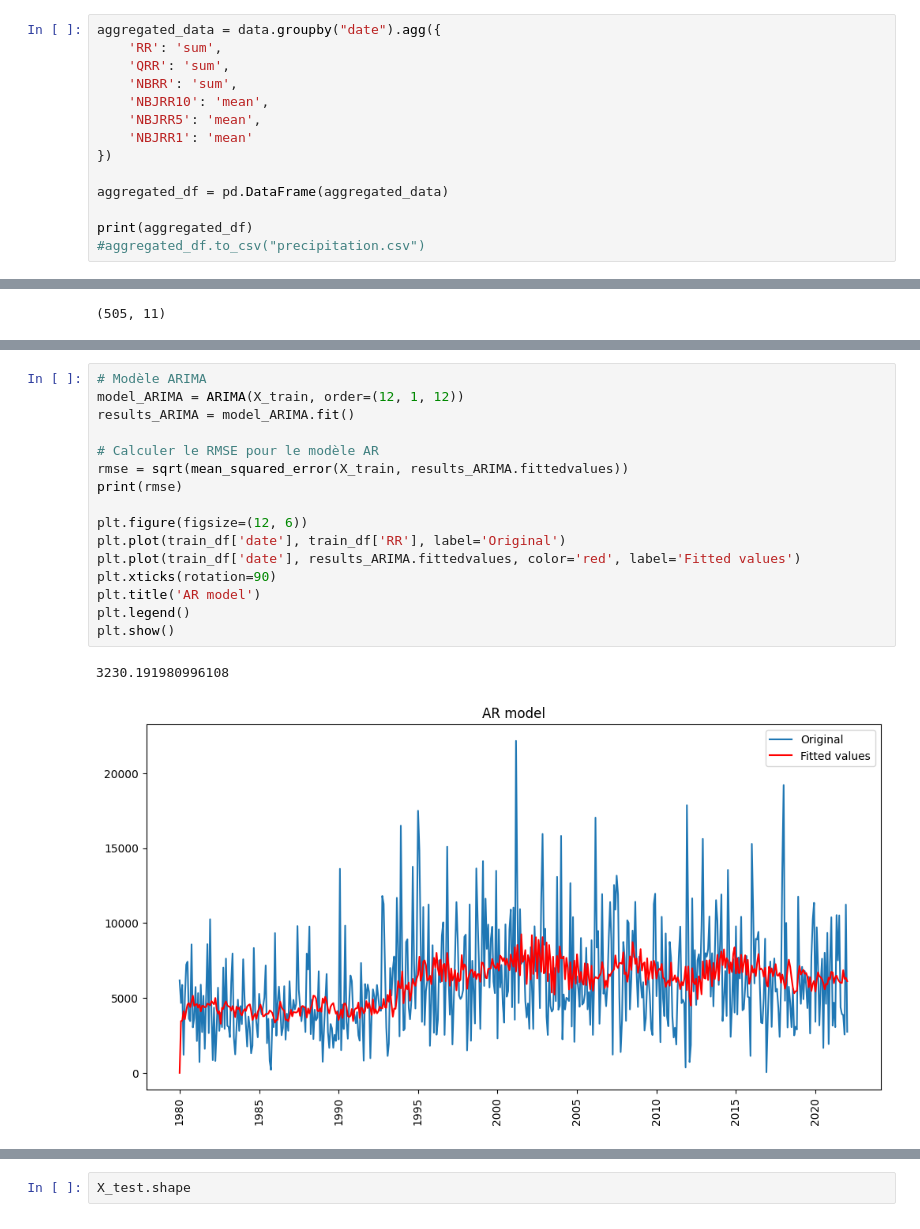
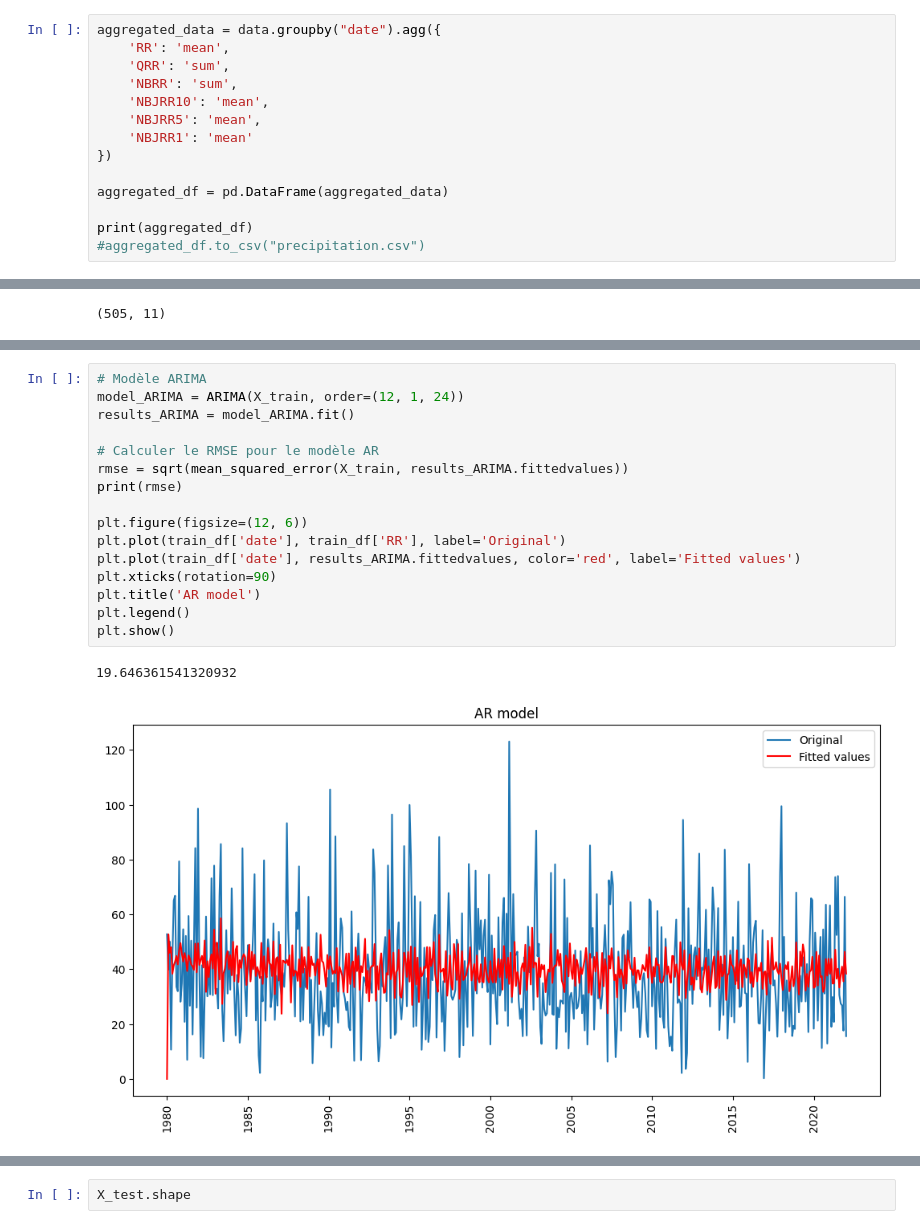
Before and after one commit to 22Nathan/projet-dl-meteo, a Jupyter notebook: notebook_adrien.ipynb, the cells around one changed output, grey strips where cells are left out. Saved outputs shown, nothing was run; the diff lists cells and outputs as text.

```diff
--- a/notebook_adrien.ipynb
+++ b/notebook_adrien.ipynb
@@ -49,7 +49,7 @@ data["AAAAMM"] = [format_date(val) for val in data["AAAAMM"]]
 data.rename(columns={"AAAAMM": "date"}, inplace=True)
 # %%
 aggregated_data = data.groupby("date").agg({
-    'RR': 'sum',
+    'RR': 'mean',
     'QRR': 'sum',
     'NBRR': 'sum',
     'NBJRR10': 'mean',
@@ -157,22 +157,22 @@ plt.show()
 # %%
 # Modèle ARIMA
-model_ARIMA = ARIMA(X_train, order=(12, 1, 12))
+model_ARIMA = ARIMA(X_train, order=(12, 1, 24))
 results_ARIMA = model_ARIMA.fit()
 
 # Calculer le RMSE pour le modèle AR
 rmse = sqrt(mean_squared_error(X_train, results_ARIMA.fittedvalues))
 print(rmse)
 
 plt.figure(figsize=(12, 6))
 plt.plot(train_df['date'], train_df['RR'], label='Original')
 plt.plot(train_df['date'], results_ARIMA.fittedvalues, color='red', label='Fitted values')
 plt.xticks(rotation=90)
 plt.title('AR model')
 plt.legend()
 plt.show()
 # %% [output]
-3230.191980996108
+19.646361541320932
-[figure, old version]
+[figure, new version]
 # %%
 # Prédictions avec le modèle AR
 predictions_AR = results_ARIMA.forecast(steps=test_size)
```
Also changed, not shown: parts of 29 cells of this notebook, 2 other files.
